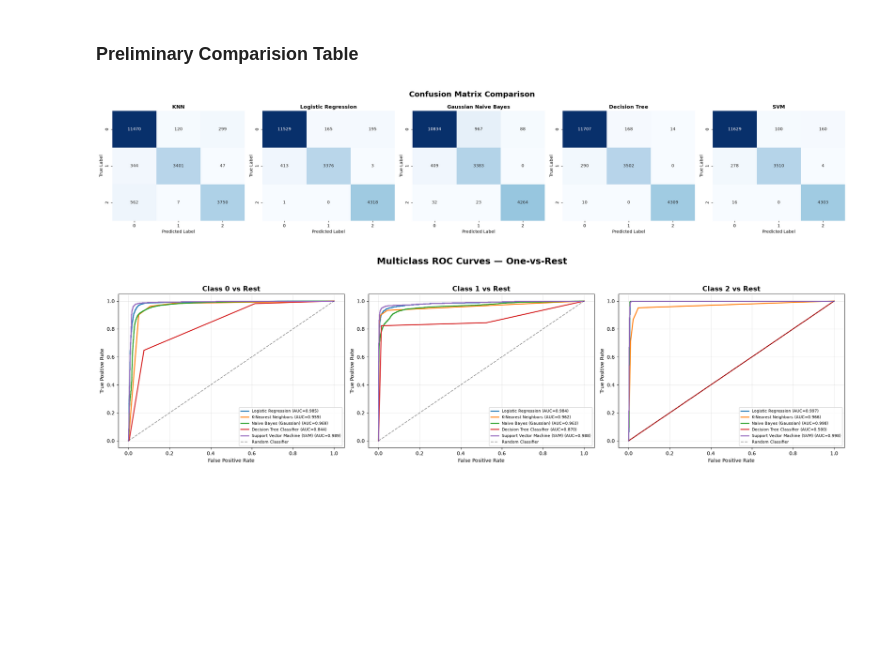
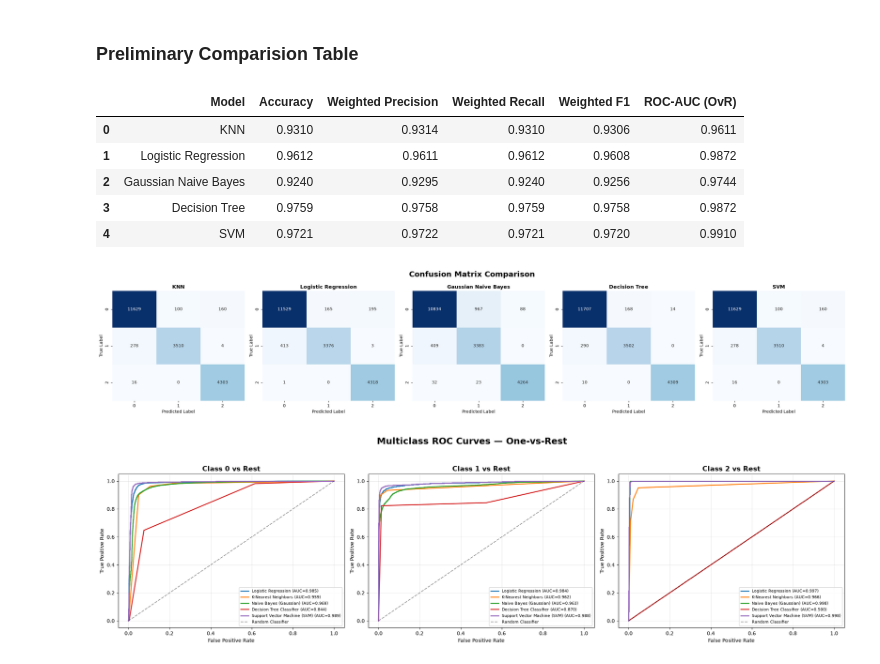
Before and after one commit to Reshma925/Vectora, a Jupyter notebook: ML_CLASSIFICATION_TRACKA/classification.ipynb, the cells around one changed output. Drawn from its saved outputs; the diff is of its cells as text; code cells hidden in the pictures; blank space fills up the shorter version.

```diff
--- a/ML_CLASSIFICATION_TRACKA/classification.ipynb
+++ b/ML_CLASSIFICATION_TRACKA/classification.ipynb
@@ -1292,59 +1292,102 @@ plt.show()
 # %% [markdown]
 ### Preliminary Comparision Table
 # %%
-comparison_df = pd.DataFrame(
-    list(zip(
-        models,
-        accuracy_values,
-        precision_values,
-        recall_values,
-        f1_values,
-        roc_auc_values
-    )),
-    columns=[
-        "Model",
-        "Accuracy",
-        "Weighted Precision",
-        "Weighted Recall",
-        "Weighted F1",
-        "ROC-AUC (OvR)"
+# Complete Model Performance Comparison Table
+
+comparison_df = pd.DataFrame({
+    "Model": [
+        "KNN",
+        "Logistic Regression",
+        "Gaussian Naive Bayes",
+        "Decision Tree",
+        "SVM"
+    ],
+
+    "Accuracy": [
+        knn_accuracy,
+        lr_accuracy,
+        gnb_accuracy,
+        dt_accuracy,
+        svm_accuracy
+    ],
+
+    "Weighted Precision": [
+        knn_precision,
+        lr_precision,
+        gnb_precision,
+        dt_precision,
+        svm_precision
+    ],
+
+    "Weighted Recall": [
+        knn_recall,
+        lr_recall,
+        gnb_recall,
+        dt_recall,
+        svm_recall
+    ],
+
+    "Weighted F1": [
+        knn_f1,
+        lr_f1,
+        gnb_f1,
+        dt_f1,
+        svm_f1
+    ],
+
+    "ROC-AUC (OvR)": [
+        knn_roc_auc,
+        lr_roc_auc,
+        gnb_roc_auc,
+        dt_roc_auc,
+        svm_roc_auc
     ]
-)
+})
+
+# Round the values
 comparison_df = comparison_df.round(4)
-comparison_df
+
+# Display the table
+display(comparison_df)
 
 #confusion matrices
 import matplotlib.pyplot as plt
 import seaborn as sns
 confusion_matrices = [
     ("KNN", cm),
     ("Logistic Regression", cm_lr),
     ("Gaussian Naive Bayes", cm_gnb),
     ("Decision Tree", cm_dt),
     ("SVM", cm_svm)
 ]
 fig, axes = plt.subplots(1, 5, figsize=(25, 5))
 for ax, (model_name, cm) in zip(axes, confusion_matrices):
     sns.heatmap(
         cm,
         annot=True,
         fmt="d",
         cmap="Blues",
         cbar=False,
         ax=ax
     )
     ax.set_title(model_name, fontsize=12, fontweight="bold")
     ax.set_xlabel("Predicted Label")
     ax.set_ylabel("True Label")
 
 fig.suptitle(
     "Confusion Matrix Comparison",
     fontsize=18,
     fontweight="bold"
 )
 plt.tight_layout()
 plt.show()
 # %% [output]
+|  | Model | Accuracy | Weighted Precision | Weighted Recall | Weighted F1 | ROC-AUC (OvR) |
+| 0 | KNN | 0.9310 | 0.9314 | 0.9310 | 0.9306 | 0.9611 |
+| 1 | Logistic Regression | 0.9612 | 0.9611 | 0.9612 | 0.9608 | 0.9872 |
+| 2 | Gaussian Naive Bayes | 0.9240 | 0.9295 | 0.9240 | 0.9256 | 0.9744 |
+| 3 | Decision Tree | 0.9759 | 0.9758 | 0.9759 | 0.9758 | 0.9872 |
+| 4 | SVM | 0.9721 | 0.9722 | 0.9721 | 0.9720 | 0.9910 |
 [figure]
 # %%
 import numpy as np
```
